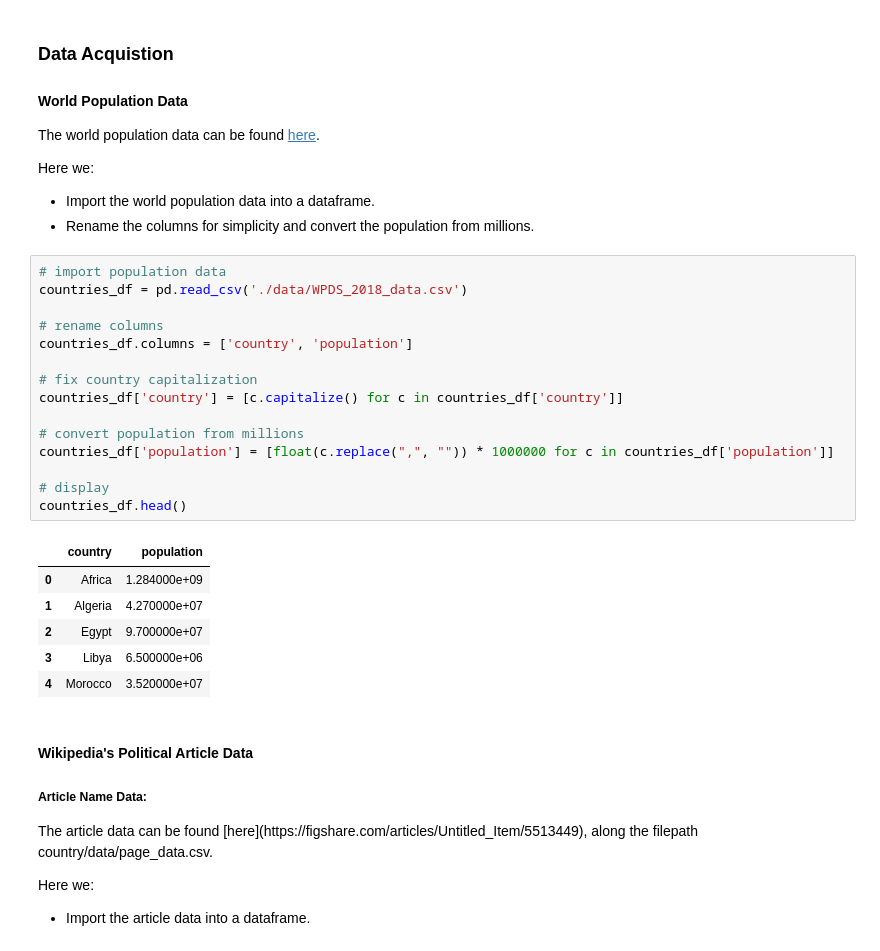
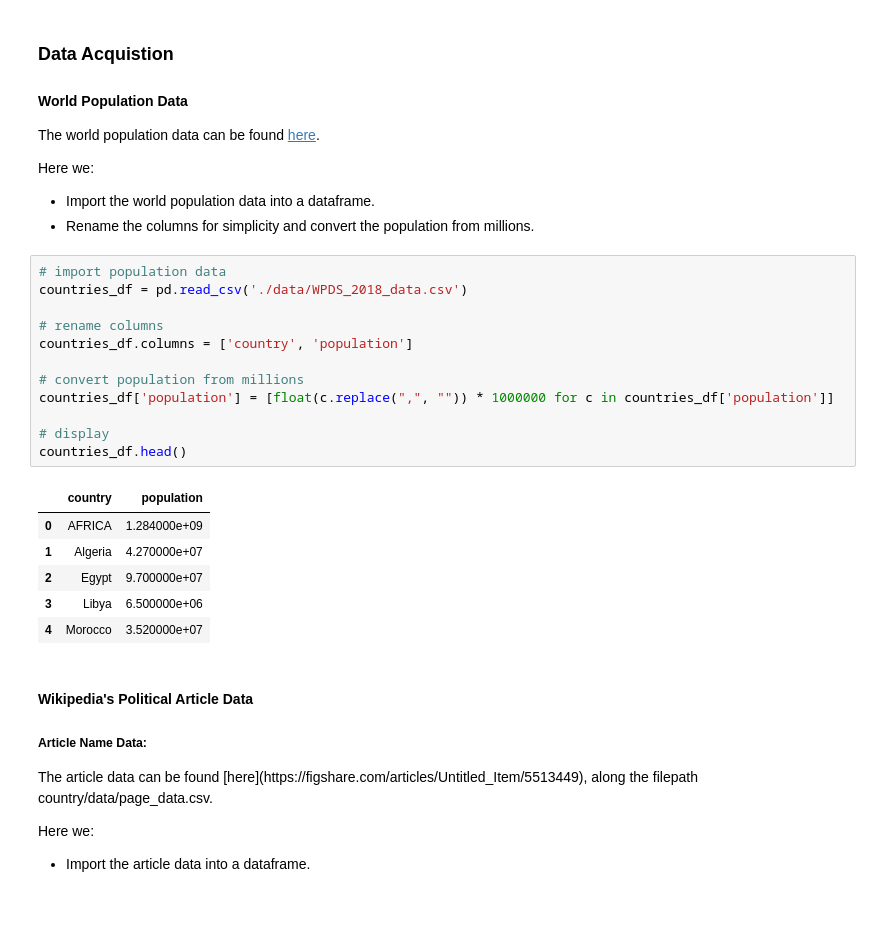
Before and after one commit to mag3141592/data-512-a2, a Jupyter notebook: hcds-a2-bias.ipynb, the cells around one changed output. Saved outputs shown, nothing was run; the diff lists cells and outputs as text; blank space fills up the shorter version.

```diff
--- a/hcds-a2-bias.ipynb
+++ b/hcds-a2-bias.ipynb
@@ -26,21 +26,18 @@ Here we:
 # %%
 # import population data
 countries_df = pd.read_csv('./data/WPDS_2018_data.csv')
 
 # rename columns
 countries_df.columns = ['country', 'population']
 
-# fix country capitalization
-countries_df['country'] = [c.capitalize() for c in countries_df['country']]
-
 # convert population from millions
 countries_df['population'] = [float(c.replace(",", "")) * 1000000 for c in countries_df['population']]
 
 # display
 countries_df.head()
 # %% [output]
 |  | country | population |
-| 0 | Africa | 1.284000e+09 |
+| 0 | AFRICA | 1.284000e+09 |
 | 1 | Algeria | 4.270000e+07 |
 | 2 | Egypt | 9.700000e+07 |
 | 3 | Libya | 6.500000e+06 |
```
Also changed, not shown: parts of 10 cells of this notebook.
